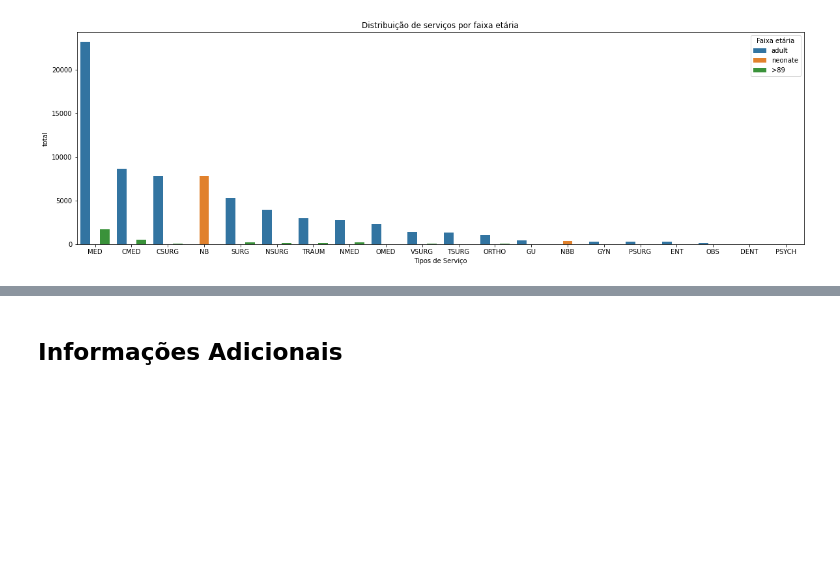
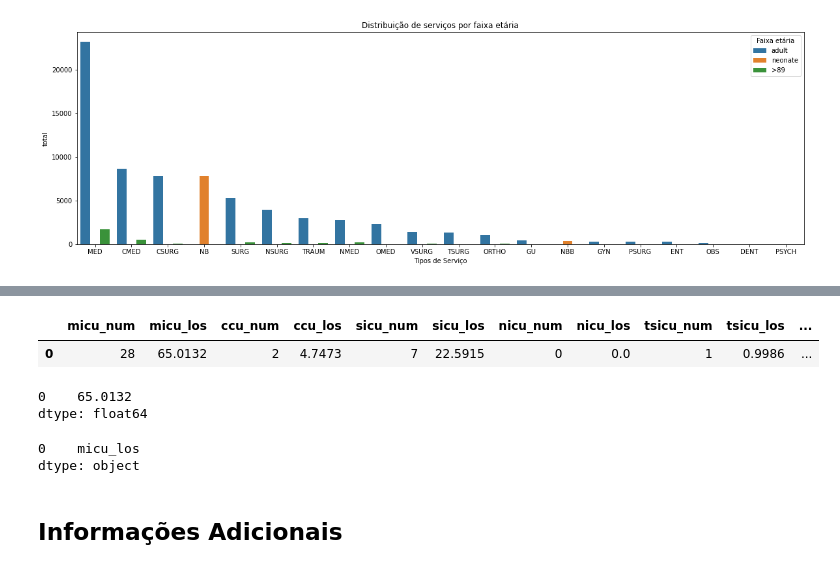
Before and after one commit to camila-cg/mimic-3, a Jupyter notebook: análise-exploratória.ipynb, the cells around one changed output, grey strips where cells are left out. Saved outputs shown, nothing was run; the diff lists cells and outputs as text; code cells hidden in the pictures; blank space fills up the shorter version.

```diff
--- a/análise-exploratória.ipynb
+++ b/análise-exploratória.ipynb
@@ -656,3 +807,23 @@ ax
+# %%
+res = icu_patient_df.groupby('subject_id').agg('sum').reset_index()
+icu_cols = icu_patient_df.columns.drop(['hadm_id', 'subject_id'])
+res_icu = res[icu_cols]
+
+
+icu_los, icu_unit = res_icu[[]]
+# %% [output]
+|  | micu_num | micu_los | ccu_num | ccu_los | sicu_num | sicu_los | nicu_num | nicu_los | tsicu_num | tsicu_los | ... |
+| 0 | 28 | 65.0132 | 2 | 4.7473 | 7 | 22.5915 | 0 | 0.0 | 1 | 0.9986 | ... |
+# %%
+res[tes].max(axis=1)
+# %% [output]
+0    65.0132
+dtype: float64
+# %%
+res[tes].idxmax(axis=1)
+# %% [output]
+0    micu_los
+dtype: object
 # %% [markdown]
 ## Informações Adicionais
 # %% [markdown]
```
Also changed, not shown: parts of 10 cells of this notebook.
